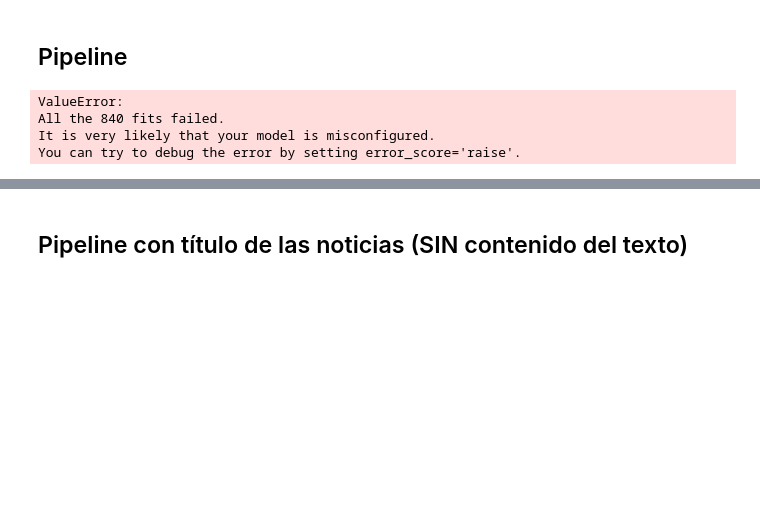
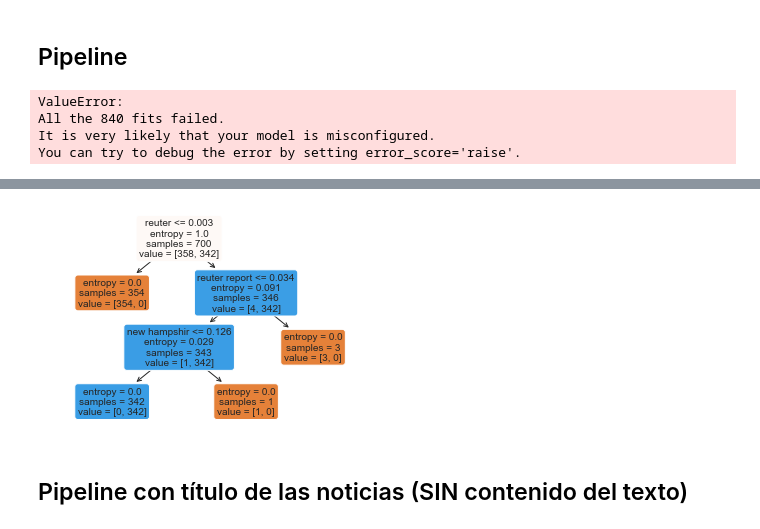
Before and after one commit to germanscillato/DS_DIGITALHOUSE-TP-INTEGRADOR, a Jupyter notebook: fakenews_organizada.ipynb, the cells around one changed output, grey strips where cells are left out. Cells and saved outputs as stored; diff of their text form; code cells hidden in the pictures; blank space fills up the shorter version.

```diff
--- a/fakenews_organizada.ipynb
+++ b/fakenews_organizada.ipynb
@@ -599,3 +663,8 @@ grid.best_params_
+# %%
+tree.plot_tree(my_tree,feature_names = X_train_completo .columns,filled=True,rounded=True, fontsize = 10)
+plt.show()
+# %% [output]
+[figure, added]
 # %% [markdown]
 ## Pipeline con título de las noticias (SIN contenido del texto)
 # %%
```
Also changed, not shown: parts of 7 cells of this notebook.
